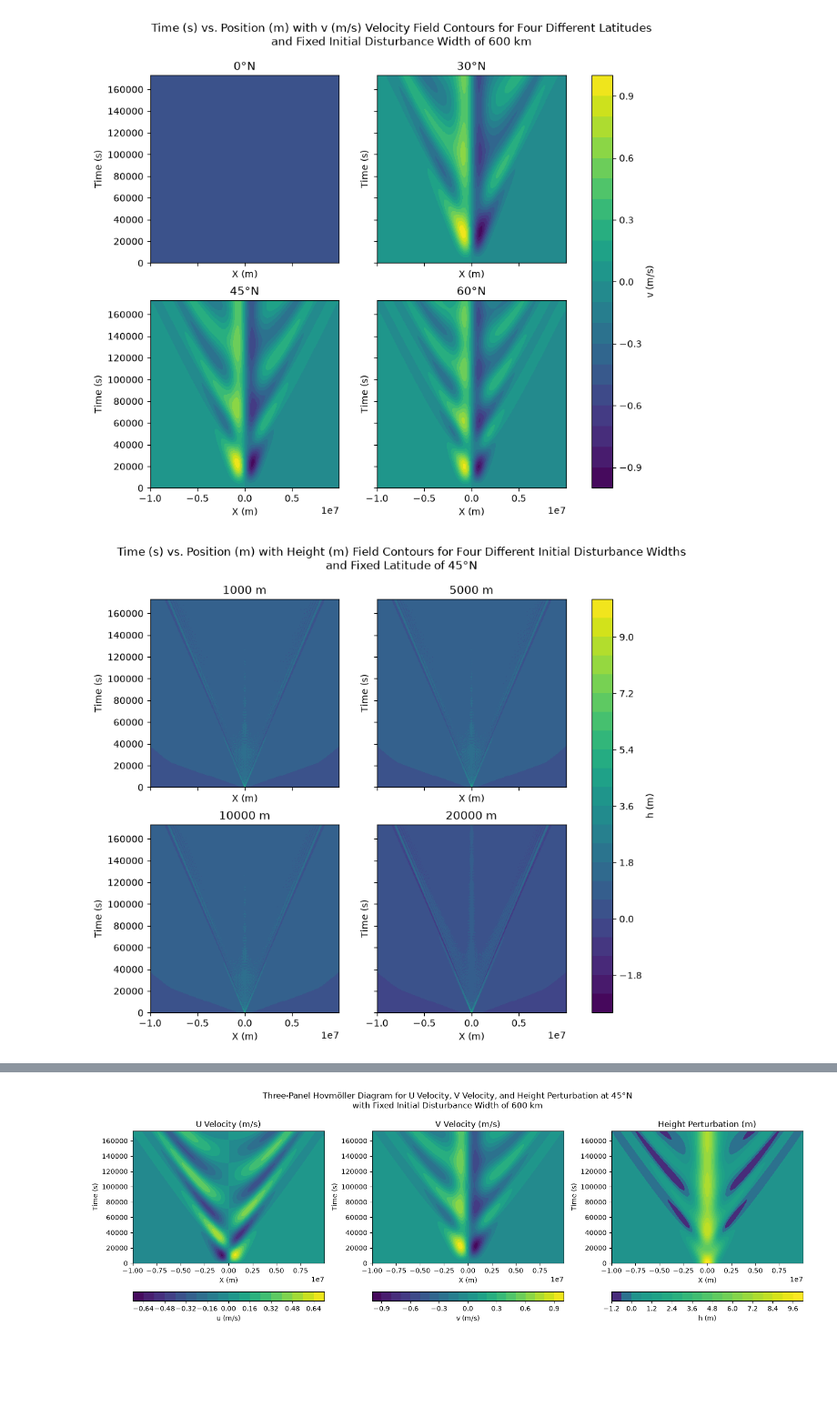
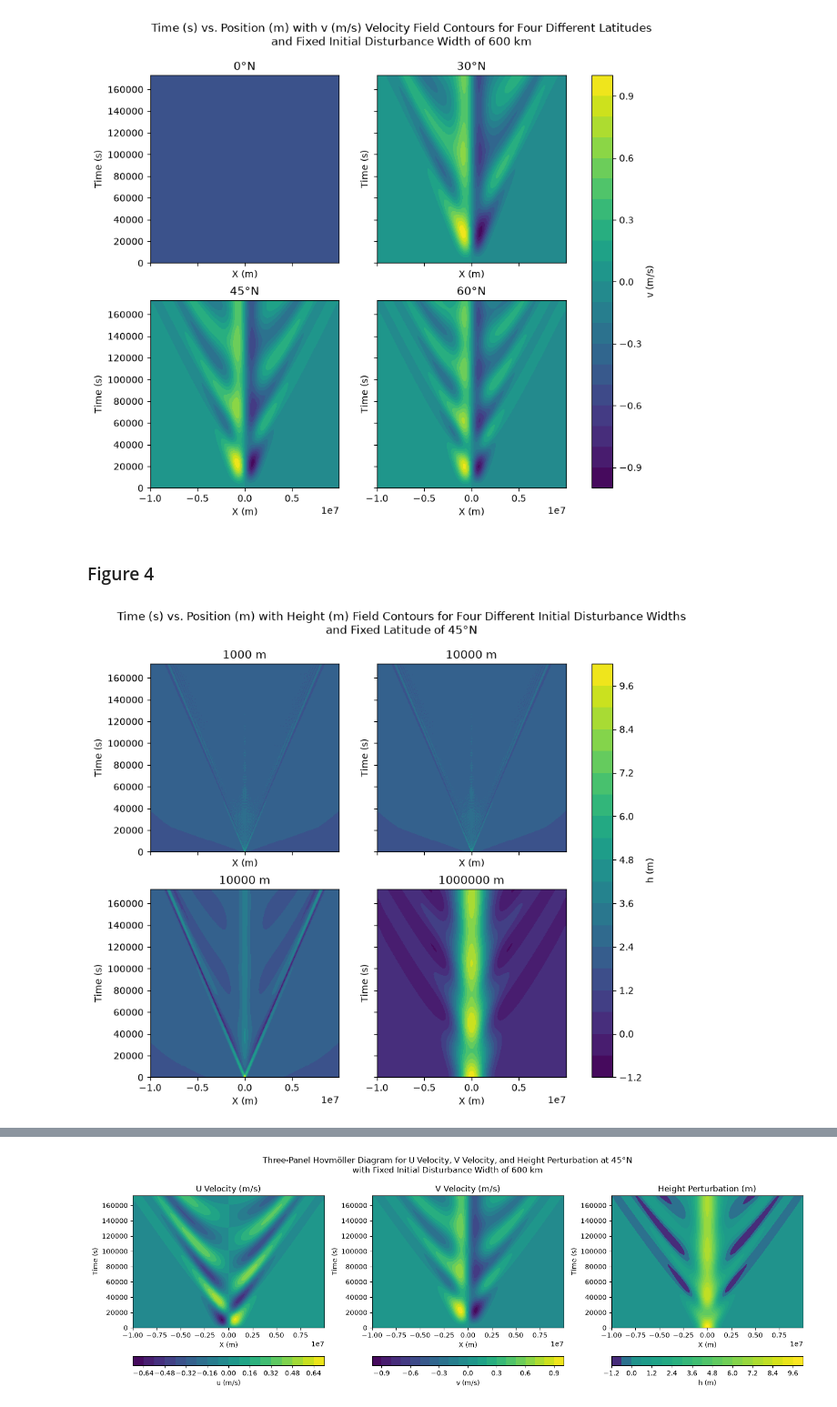
Before and after one commit to ejtrask/metr5003_fa26_trask, a Jupyter notebook: lab2_geostrophic_adjustment.ipynb, the cells around one changed output, grey strips where cells are left out. Shown at 91% size. Cells and saved outputs as stored; diff of their text form; code cells hidden in the pictures; blank space fills up the shorter version.

Commit message:
Adding long answer responses and rerunning with new initial widths

```diff
--- a/lab2_geostrophic_adjustment.ipynb
+++ b/lab2_geostrophic_adjustment.ipynb
@@ -269,7 +269,7 @@ for lat in [0, 30.0, 45.0, 60.0]:
 width_case_names = [] # initialize a list
 width_run_params = [] # initialize a list
 width_runs = {} # initialize a dictionary; each new entry has a "key" (e.g., a name)
-for width in [1000, 5000, 10000, 20000]:
+for width in [1000, 10000, 100000, 1000000]:
     f = coriolis_parameter(45.0)
     case_label = f"{width} m"
     print(f"Integrating {case_label} ...")
@@ -382,31 +388,33 @@ fig.colorbar(ax[1,1].collections[0], ax=ax, orientation='vertical', label='v (m/
 fig.suptitle('Time (s) vs. Position (m) with v (m/s) Velocity Field Contours for Four Different Latitudes\nand Fixed Initial Disturbance Width of 600 km', fontsize=12);
 # %% [output]
 [figure]
+# %% [markdown]
+### Figure 4
 # %%
 #make a height perturbation hovmoller multiplot figure for different initial disturbance widths and fixed latitude of 45°N
 fig, ax = plt.subplots(2,2, sharex=True, sharey=True, figsize=(10, 8))
 ax[0,0].contourf(width_runs['1000 m']['x'], width_runs['1000 m']['time'], width_runs['1000 m']['h'], cmap='viridis', levels=20)
 ax[0,0].set_title('1000 m')
 ax[0,0].set_ylabel('Time (s)')
 ax[0,0].set_xlabel('X (m)')
 
-ax[0,1].contourf(width_runs['5000 m']['x'], width_runs['5000 m']['time'], width_runs['5000 m']['h'], cmap='viridis', levels=20)
-ax[0,1].set_title('5000 m')
+ax[0,1].contourf(width_runs['10000 m']['x'], width_runs['10000 m']['time'], width_runs['10000 m']['h'], cmap='viridis', levels=20)
+ax[0,1].set_title('10000 m')
 ax[0,1].set_xlabel('X (m)')
 ax[0,1].set_ylabel('Time (s)')
 
-ax[1,0].contourf(width_runs['10000 m']['x'], width_runs['10000 m']['time'], width_runs['10000 m']['h'], cmap='viridis', levels=20)
+ax[1,0].contourf(width_runs['100000 m']['x'], width_runs['100000 m']['time'], width_runs['100000 m']['h'], cmap='viridis', levels=20)
 ax[1,0].set_title('10000 m')
 ax[1,0].set_xlabel('X (m)')
 ax[1,0].set_ylabel('Time (s)')
 
-ax[1,1].contourf(width_runs['20000 m']['x'], width_runs['20000 m']['time'], width_runs['20000 m']['h'], cmap='viridis', levels=20)
-ax[1,1].set_title('20000 m')
+ax[1,1].contourf(width_runs['1000000 m']['x'], width_runs['1000000 m']['time'], width_runs['1000000 m']['h'], cmap='viridis', levels=20)
+ax[1,1].set_title('1000000 m')
 ax[1,1].set_xlabel('X (m)')
 ax[1,1].set_ylabel('Time (s)')
 
 
 fig.colorbar(ax[1,1].collections[0], ax=ax, orientation='vertical', label='h (m)')
 fig.suptitle('Time (s) vs. Position (m) with Height (m) Field Contours for Four Different Initial Disturbance Widths\nand Fixed Latitude of 45°N', fontsize=12);
 # %% [output]
-[figure, old version]
+[figure, new version]
```
Also changed, not shown: parts of 13 cells of this notebook.
